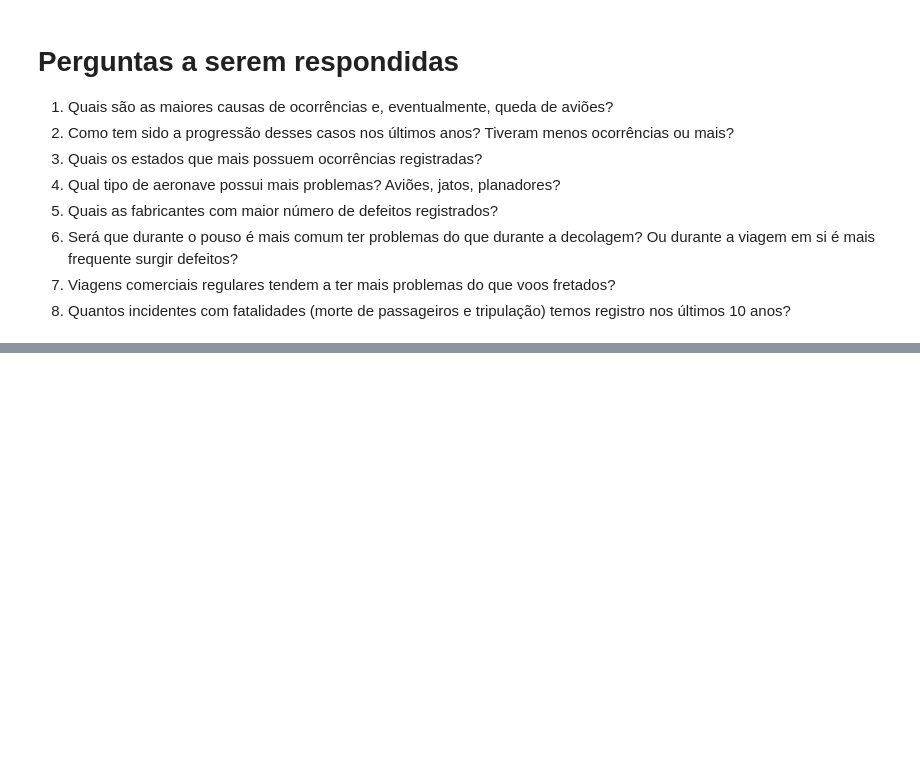
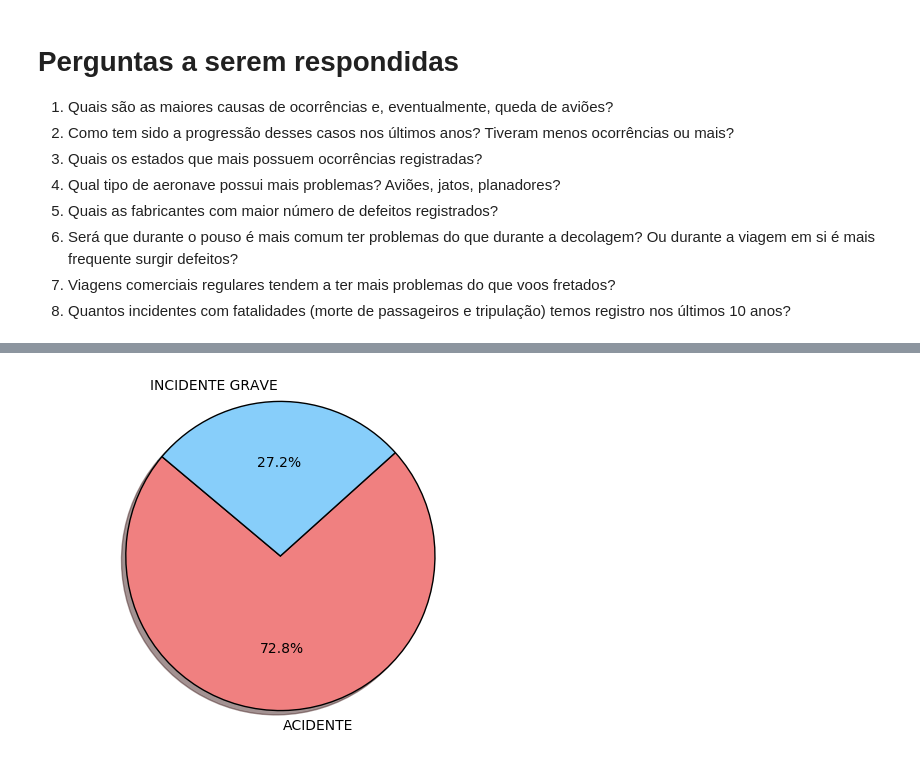
Before and after one commit to AlexandreLima/dataset_desatre_avioes, a Jupyter notebook: Acidentes.ipynb, the cells around one changed output, grey strips where cells are left out. Cells and saved outputs as stored; diff of their text form; code cells hidden in the pictures; blank space fills up the shorter version.

```diff
--- a/Acidentes.ipynb
+++ b/Acidentes.ipynb
@@ -141,0 +48,11 @@ plt.show()
+# %%
+sizes = df_ocorrencia_classificacao.get_values()
+labels = 'ACIDENTE', 'INCIDENTE GRAVE'
+colors = ['lightcoral', 'lightskyblue']
+explode = (0.1, 0, 0, 0)
+
+plt.pie(sizes,labels=labels, colors=colors, shadow=True, startangle=140, autopct='%1.1f%%')
+plt.axis('equal')
+plt.show()
+# %% [output]
+[figure, added]
```
Also changed, not shown: parts of 11 cells of this notebook.
